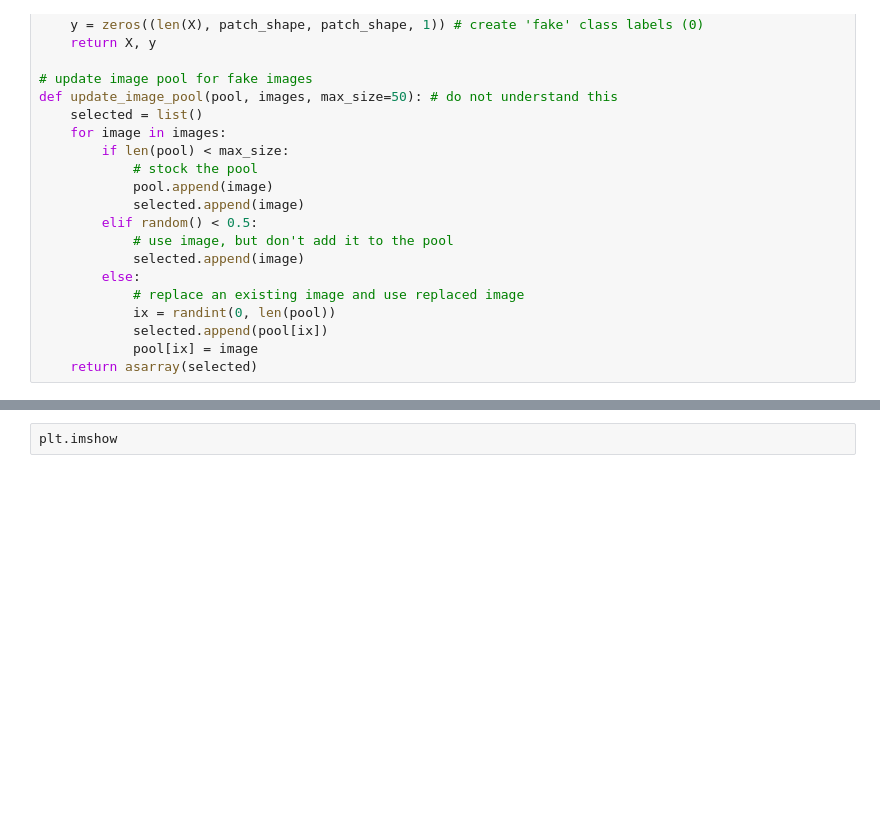
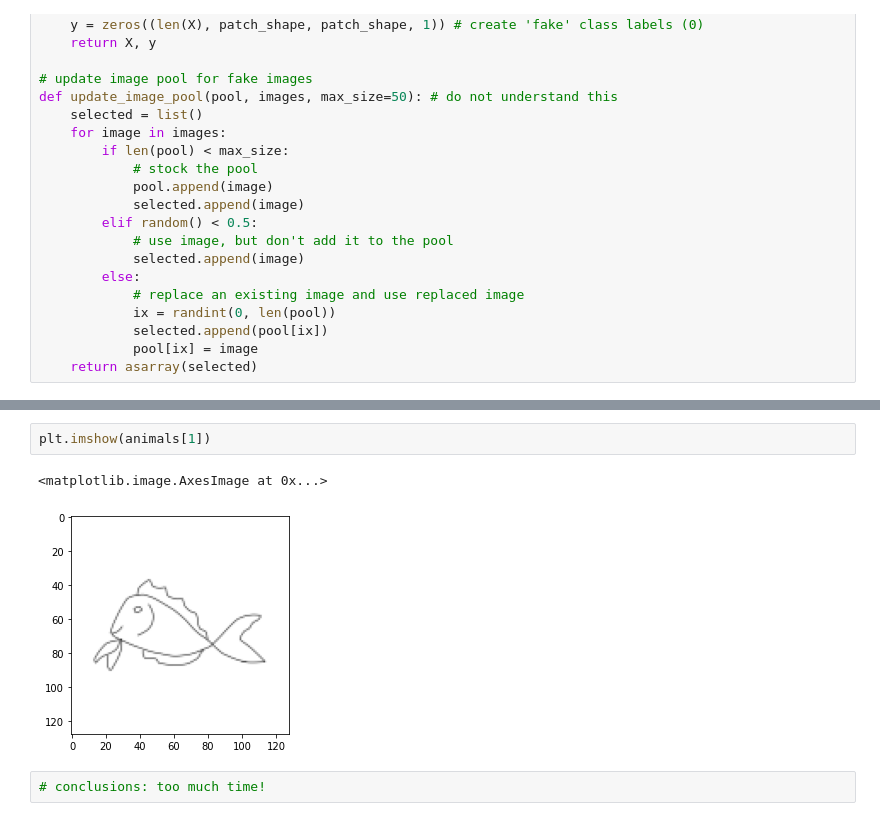
Before and after one commit to nicolagulmini/CycleGAN, a Jupyter notebook: CycleGAN.ipynb, the cells around one changed output, grey strips where cells are left out. Saved outputs shown, nothing was run; the diff lists cells and outputs as text; blank space fills up the shorter version.

```diff
--- a/CycleGAN.ipynb
+++ b/CycleGAN.ipynb
@@ -265,2 +270,7 @@ NameError: ignored
 # %%
-plt.imshow
+plt.imshow(animals[1])
+# %% [output]
+<matplotlib.image.AxesImage at 0x...>
+[figure, added]
+# %%
+# conclusions: too much time!
```
Also changed, not shown: parts of 4 cells of this notebook.
